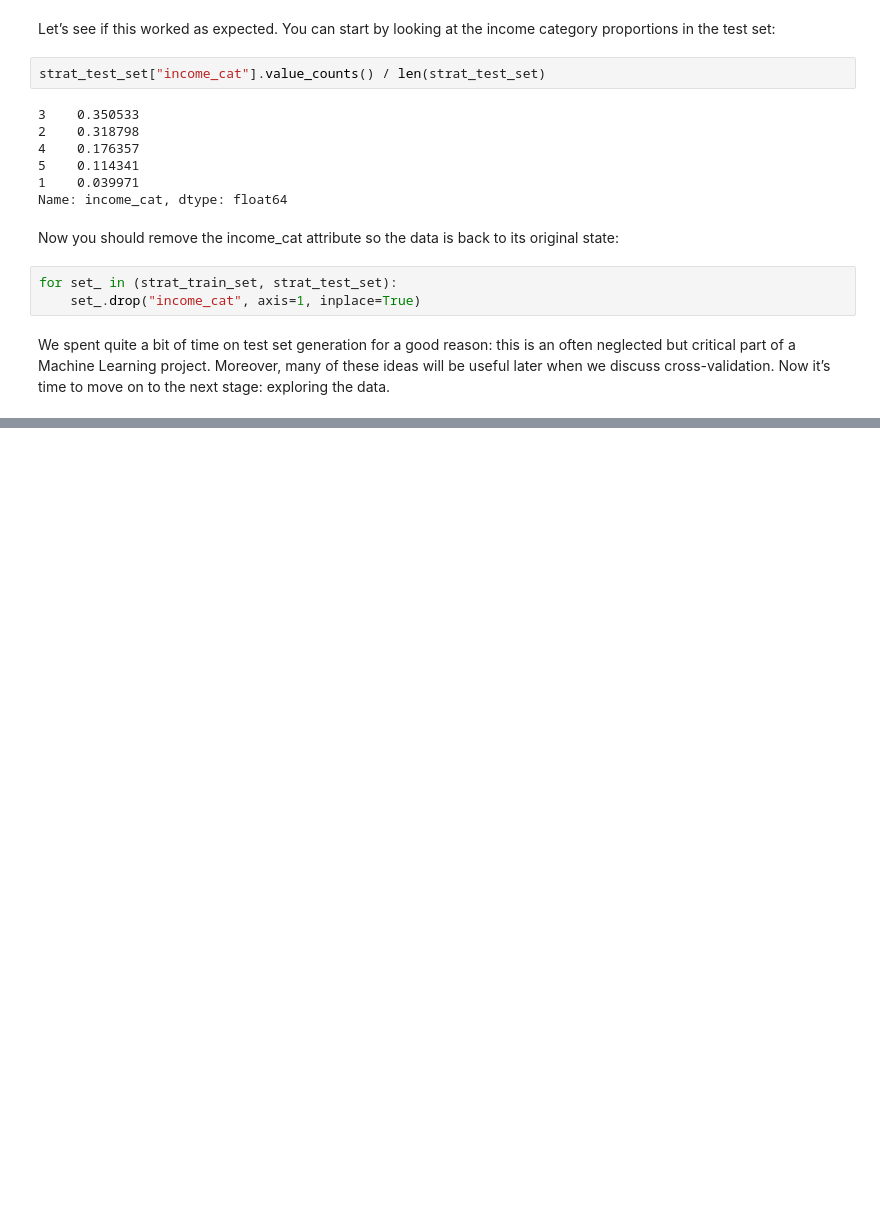
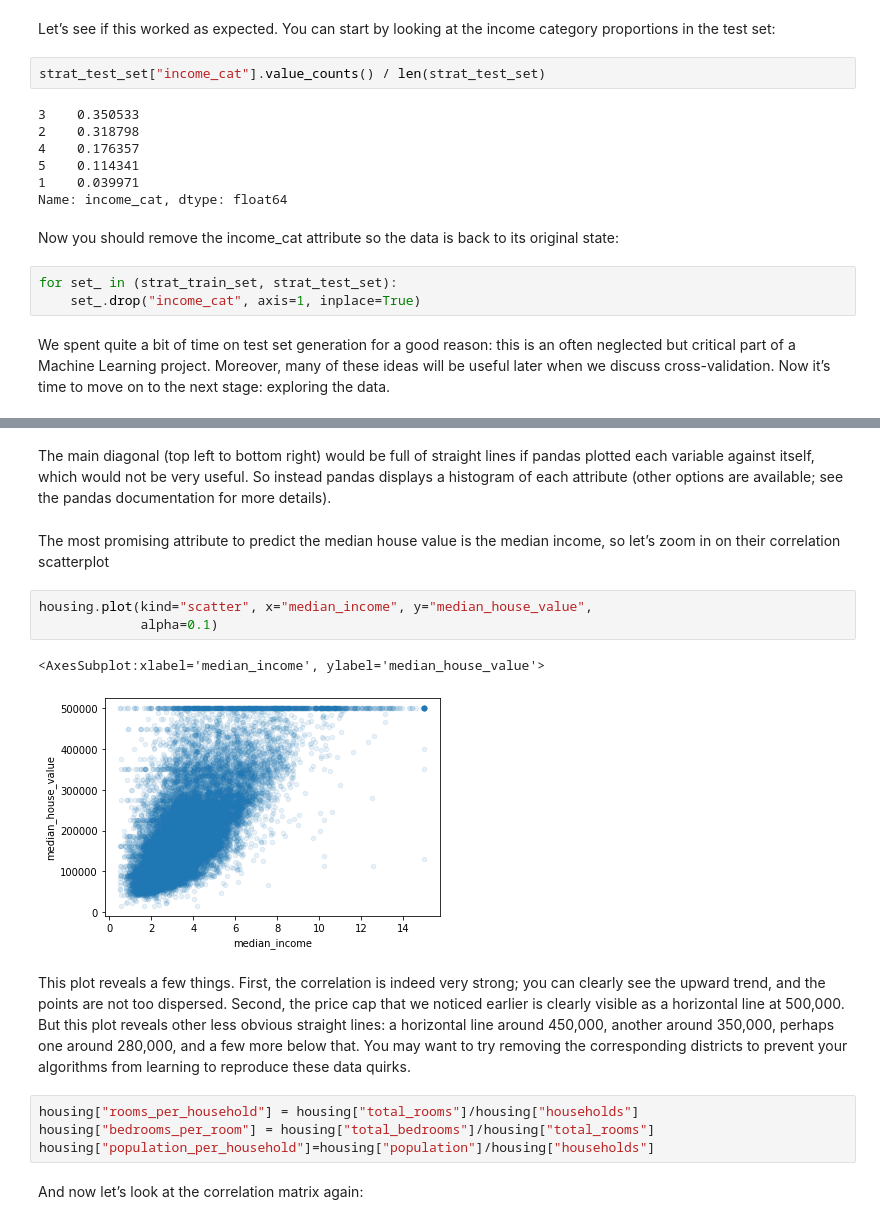
Before and after one commit to adharangaonkar/Approaching-Almost-Any-Machine-Learning-Problem, a Jupyter notebook: Hands-On Machine Learning with Scikit-Learn, Keras, and TensorFlow/End-to-end Machine Learning Project.ipynb, the cells around one changed output, grey strips where cells are left out. Saved outputs shown, nothing was run; the diff lists cells and outputs as text; blank space fills up the shorter version.

```diff
--- a/Hands-On Machine Learning with Scikit-Learn, Keras, and TensorFlow/End-to-end Machine Learning Project.ipynb
+++ b/Hands-On Machine Learning with Scikit-Learn, Keras, and TensorFlow/End-to-end Machine Learning Project.ipynb
@@ -221,0 +290,18 @@ We spent quite a bit of time on test set generation for a good reason: this is a
+# %% [markdown]
+The main diagonal (top left to bottom right) would be full of straight lines if pandas plotted each variable against itself, which would not be very useful. So instead pandas displays a histogram of each attribute (other options are available; see the pandas documentation for more details).
+# %% [markdown]
+The most promising attribute to predict the median house value is the median income, so let’s zoom in on their correlation scatterplot
+# %%
+housing.plot(kind="scatter", x="median_income", y="median_house_value",
+             alpha=0.1)
+# %% [output]
+<AxesSubplot:xlabel='median_income', ylabel='median_house_value'>
+[figure, added]
+# %% [markdown]
+This plot reveals a few things. First, the correlation is indeed very strong; you can clearly see the upward trend, and the points are not too dispersed. Second, the price cap that we noticed earlier is clearly visible as a horizontal line at 500,000. But this plot reveals other less obvious straight lines: a horizontal line around 450,000, another around 350,000, perhaps one around 280,000, and a few more below that. You may want to try removing the corresponding districts to prevent your algorithms from learning to reproduce these data quirks.
+# %%
+housing["rooms_per_household"] = housing["total_rooms"]/housing["households"]
+housing["bedrooms_per_room"] = housing["total_bedrooms"]/housing["total_rooms"]
+housing["population_per_household"]=housing["population"]/housing["households"]
+# %% [markdown]
+And now let’s look at the correlation matrix again:
```
Also changed, not shown: parts of 56 cells of this notebook.
